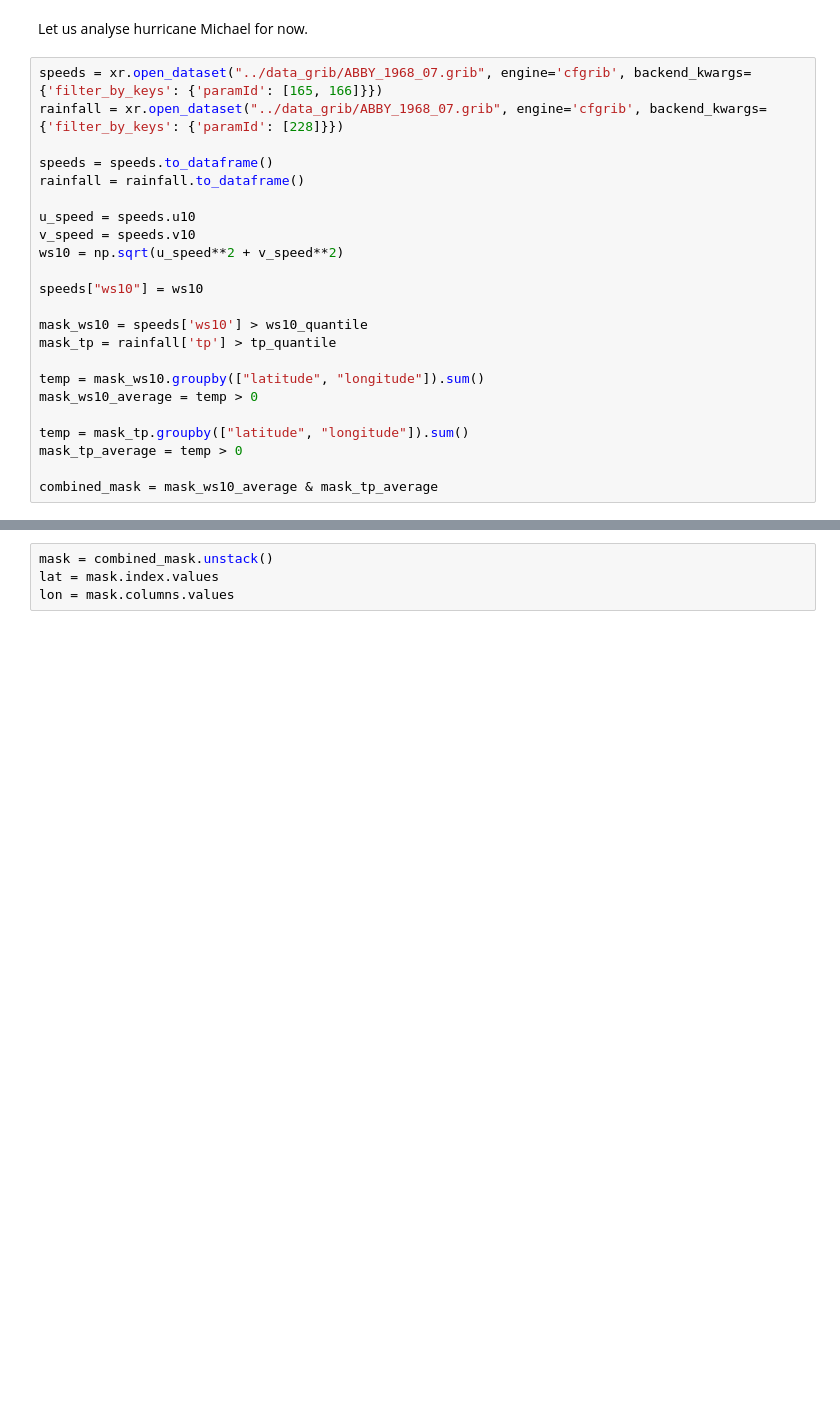
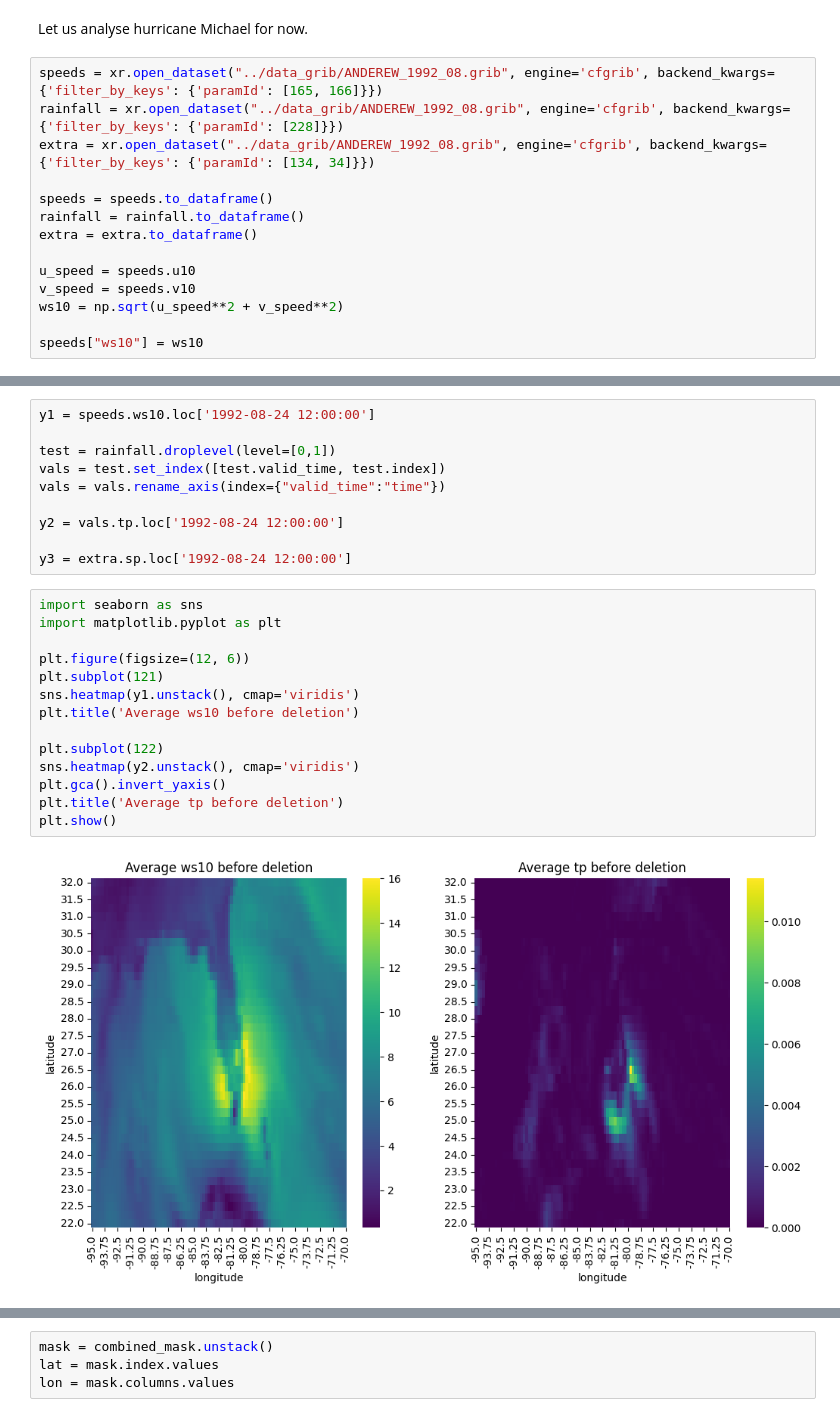
Before and after one commit to MujtaGit/Extreme_Weather_Correlation, a Jupyter notebook: pre_icar.ipynb, the cells around one changed output, grey strips where cells are left out. Saved outputs shown, nothing was run; the diff lists cells and outputs as text; blank space fills up the shorter version.

```diff
--- a/pre_icar.ipynb
+++ b/pre_icar.ipynb
@@ -9,26 +9,17 @@ ws10_quantile = 11.48831558227539
 # %% [markdown]
 Let us analyse hurricane Michael for now.
 # %%
-speeds = xr.open_dataset("../data_grib/ABBY_1968_07.grib", engine='cfgrib', backend_kwargs={'filter_by_keys': {'paramId': [165, 166]}})
-rainfall = xr.open_dataset("../data_grib/ABBY_1968_07.grib", engine='cfgrib', backend_kwargs={'filter_by_keys': {'paramId': [228]}})
+speeds = xr.open_dataset("../data_grib/ANDEREW_1992_08.grib", engine='cfgrib', backend_kwargs={'filter_by_keys': {'paramId': [165, 166]}})
+rainfall = xr.open_dataset("../data_grib/ANDEREW_1992_08.grib", engine='cfgrib', backend_kwargs={'filter_by_keys': {'paramId': [228]}})
+extra = xr.open_dataset("../data_grib/ANDEREW_1992_08.grib", engine='cfgrib', backend_kwargs={'filter_by_keys': {'paramId': [134, 34]}})
 
 speeds = speeds.to_dataframe()
 rainfall = rainfall.to_dataframe()
+extra = extra.to_dataframe()
 
 u_speed = speeds.u10
 v_speed = speeds.v10
 ws10 = np.sqrt(u_speed**2 + v_speed**2)
 
 speeds["ws10"] = ws10
-
-mask_ws10 = speeds['ws10'] > ws10_quantile
-mask_tp = rainfall['tp'] > tp_quantile
-
-temp = mask_ws10.groupby(["latitude", "longitude"]).sum()
-mask_ws10_average = temp > 0
-
-temp = mask_tp.groupby(["latitude", "longitude"]).sum()
-mask_tp_average = temp > 0
-
-combined_mask = mask_ws10_average & mask_tp_average
 # %% [output]
@@ -36,0 +33,26 @@ Ignoring index file '../data_grib/ABBY_1968_07.grib.5b7b6.idx' incompatible with
+# %%
+y1 = speeds.ws10.loc['1992-08-24 12:00:00']
+
+test = rainfall.droplevel(level=[0,1])
+vals = test.set_index([test.valid_time, test.index])
+vals = vals.rename_axis(index={"valid_time":"time"})
+
+y2 = vals.tp.loc['1992-08-24 12:00:00']
+
+y3 = extra.sp.loc['1992-08-24 12:00:00']
+# %%
+import seaborn as sns
+import matplotlib.pyplot as plt
+
+plt.figure(figsize=(12, 6))
+plt.subplot(121)
+sns.heatmap(y1.unstack(), cmap='viridis')
+plt.title('Average ws10 before deletion')
+
+plt.subplot(122)
+sns.heatmap(y2.unstack(), cmap='viridis')
+plt.gca().invert_yaxis()
+plt.title('Average tp before deletion')
+plt.show()
+# %% [output]
+[figure, added]
```
Also changed, not shown: parts of 29 cells of this notebook, 10 other files.
